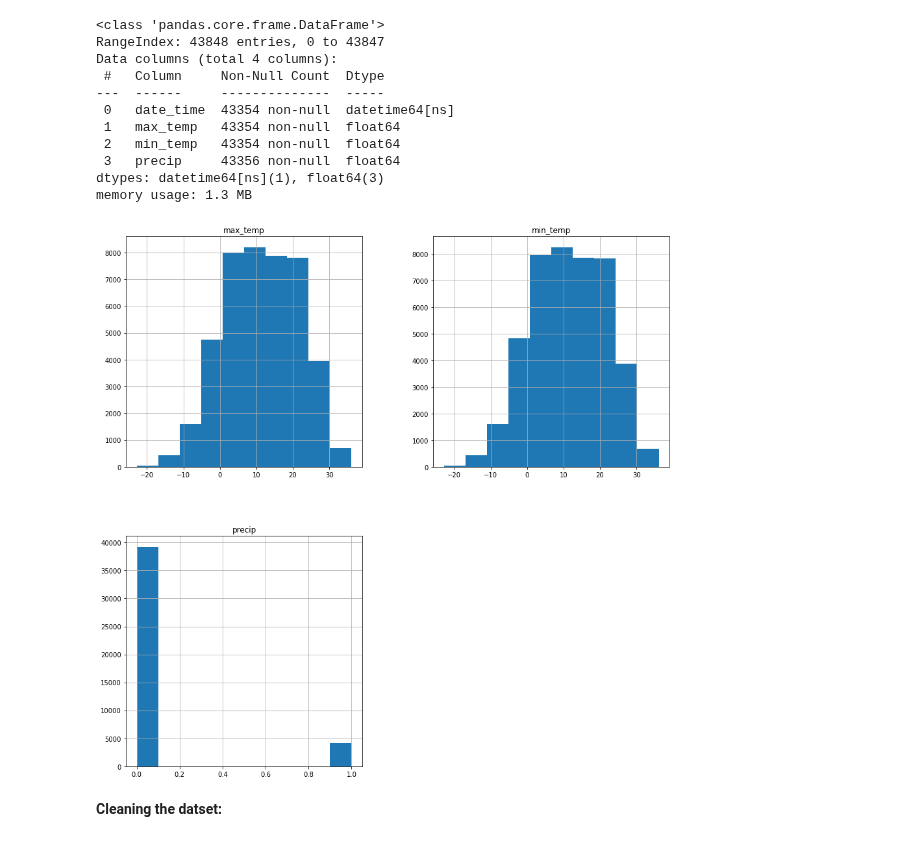
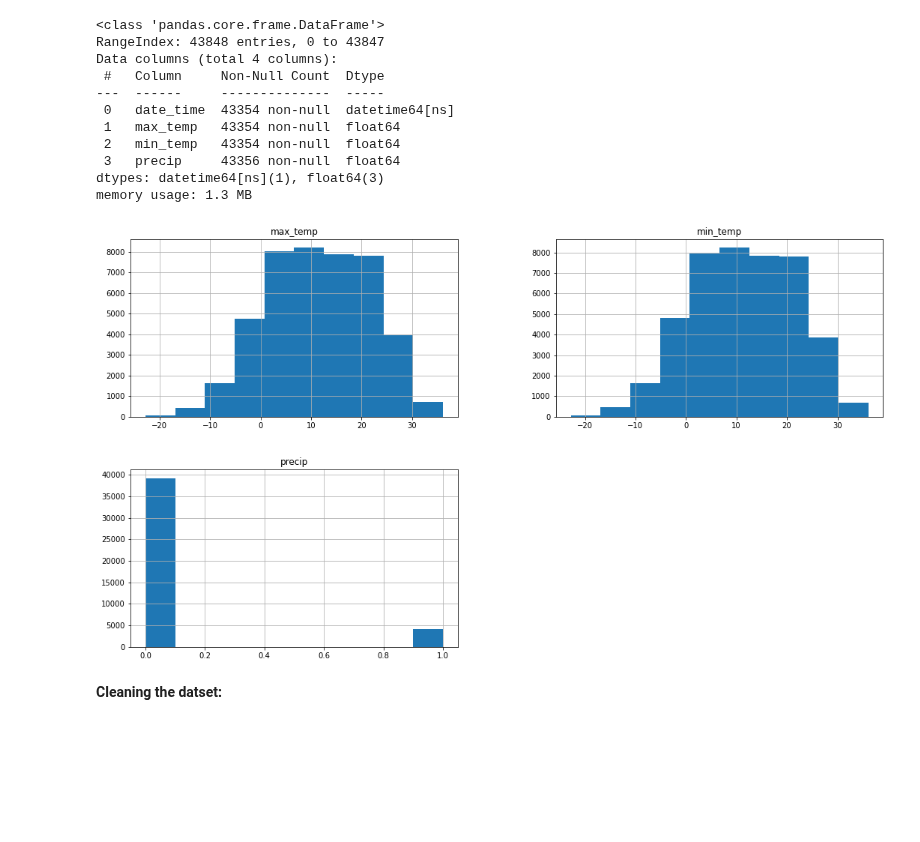
Before and after one commit to MoritzWagner13/Machine-Learning, a Jupyter notebook: Code_V1.3.ipynb, the cells around one changed output. Saved outputs shown, nothing was run; the diff lists cells and outputs as text; code cells hidden in the pictures; blank space fills up the shorter version.

```diff
--- a/Code_V1.3.ipynb
+++ b/Code_V1.3.ipynb
@@ -210,9 +229,9 @@ memory usage: 1.3 MB
 # %%
 # Histogram of all numeric fields
 weatherhour_hist = weatherhour.drop(columns=['date_time'],axis=1)
-weatherhour_hist.hist(figsize=(15,15));
+weatherhour_hist.hist(figsize=(18,10));
 # %% [output]
-[figure, old version]
+[figure, new version]
 # %% [markdown]
 **Cleaning the datset:**
 # %%
```
Also changed, not shown: parts of 72 cells of this notebook.
